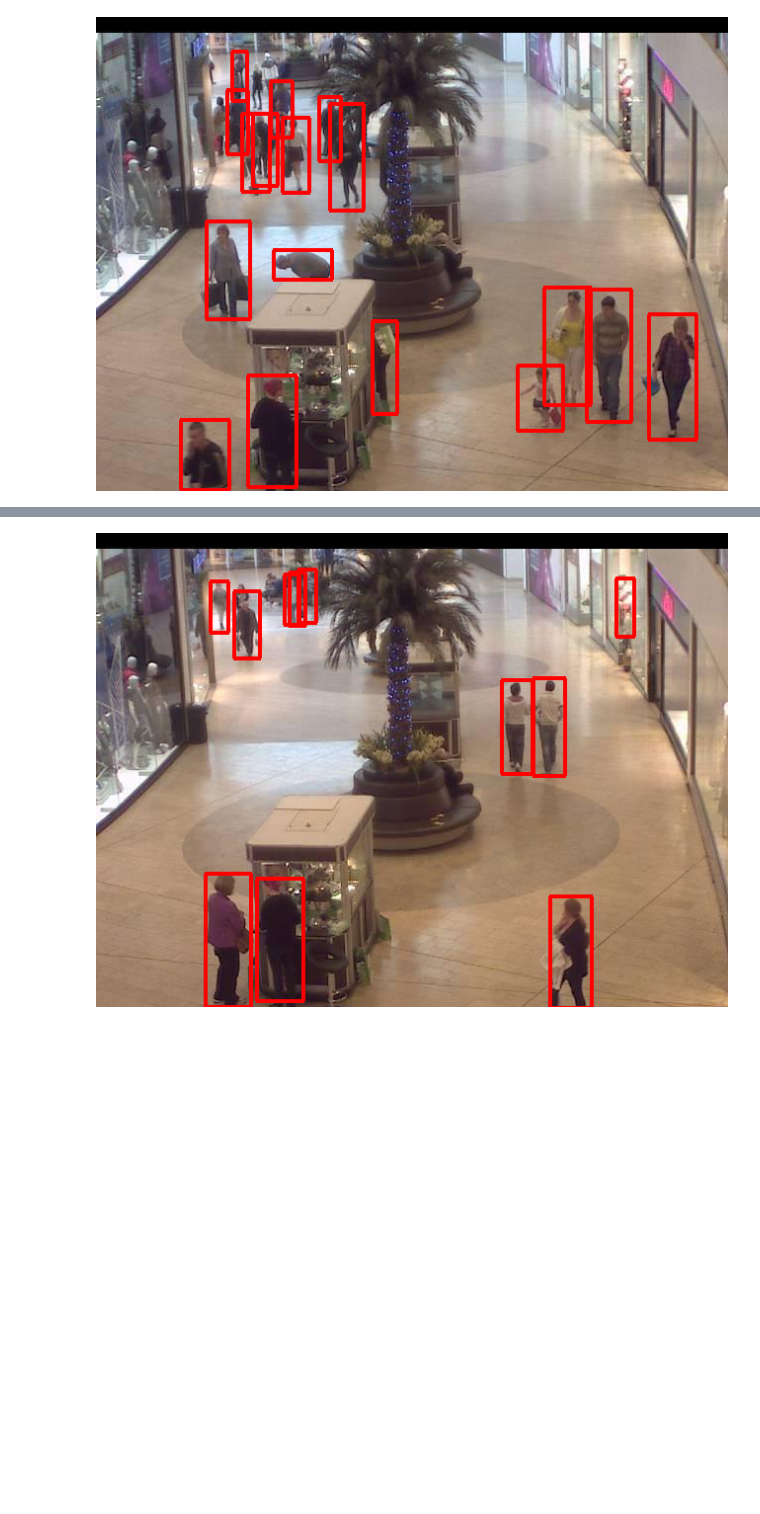
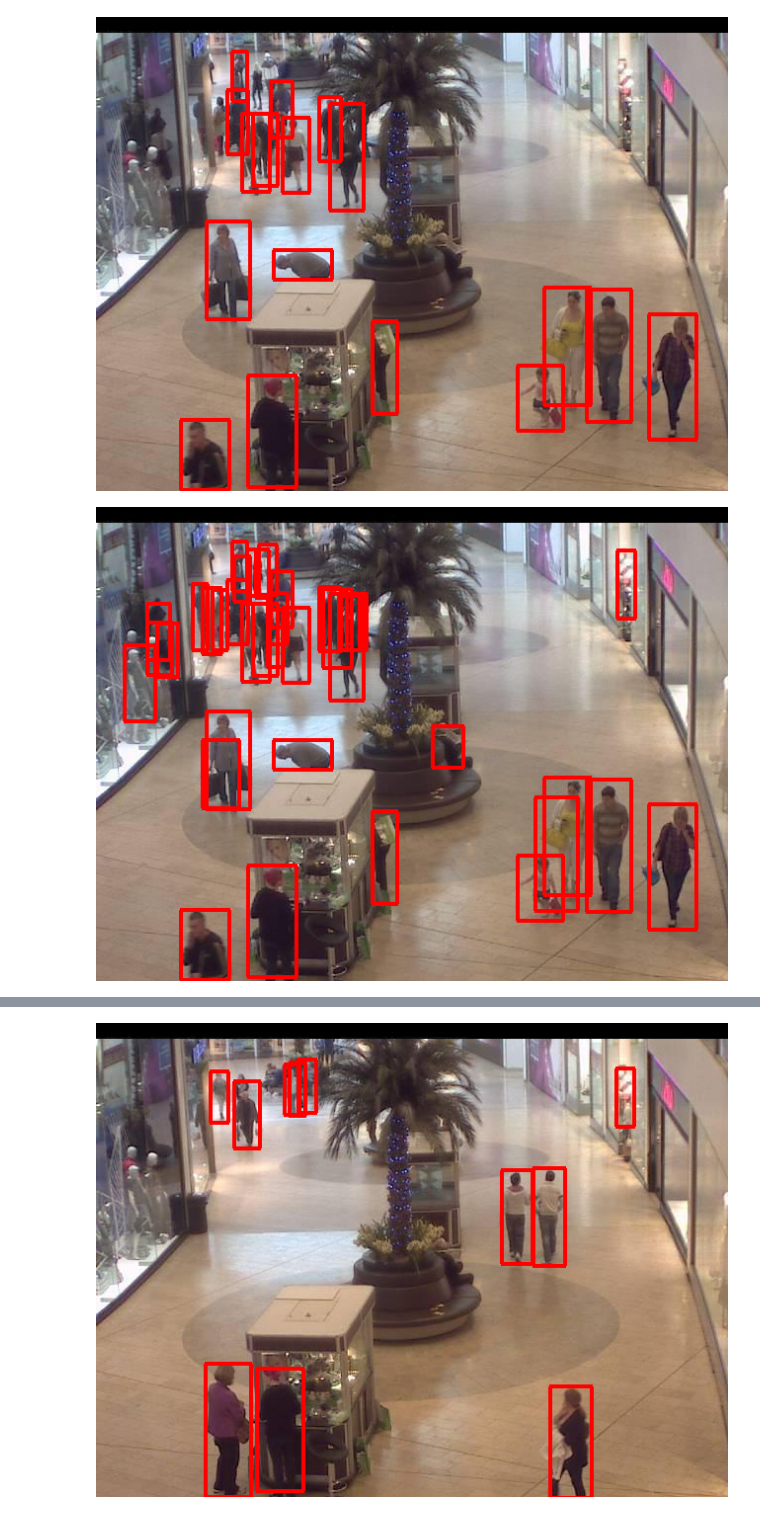
Before and after one commit to jeon-maker/Crowd_counting, a Jupyter notebook: use_1st.ipynb, the cells around one changed output, grey strips where cells are left out. Drawn from its saved outputs; the diff is of its cells as text; code cells hidden in the pictures; blank space fills up the shorter version.

```diff
--- a/use_1st.ipynb
+++ b/use_1st.ipynb
@@ -153,3 +187,7 @@ draw_bboxes(example_path, results, threshold=0.5)
 draw_bboxes(example_path, results, threshold=0.25)
 # %% [output]
 [figure]
+# %%
+draw_bboxes(example_path, results, threshold=0.125)
+# %% [output]
+[figure, added]
```
Also changed, not shown: parts of 10 cells of this notebook.
